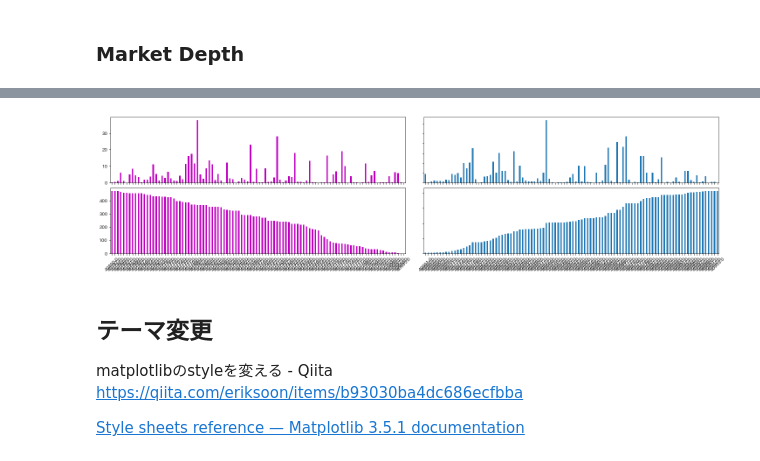
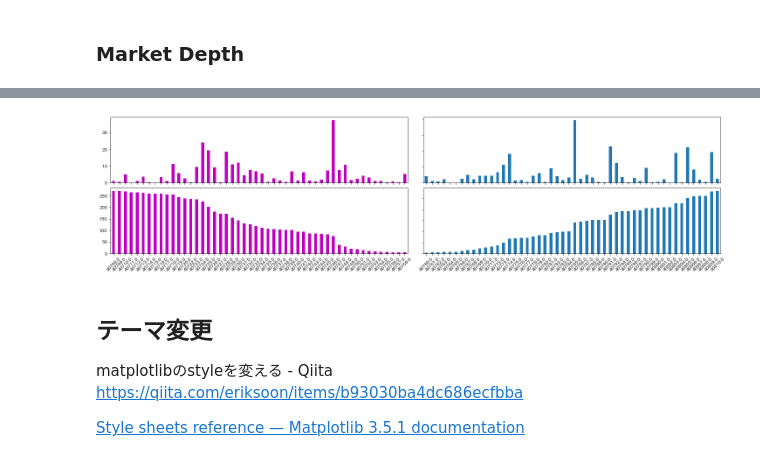
Before and after one commit to fin-py/botter4visualization, a Jupyter notebook: source/static_plots.ipynb, the cells around one changed output, grey strips where cells are left out. Cells and saved outputs as stored; diff of their text form; code cells hidden in the pictures.

```diff
--- a/source/static_plots.ipynb
+++ b/source/static_plots.ipynb
@@ -406,16 +409,12 @@ async def get_trades(market_name):
     ) as client:
         res = await client.get(
             f"/markets/{market_name}/orderbook",
-            params={"depth": 100,},
+            params={"depth": 50,},
         )
         return await res.json()
 
 # 取得したデータを確認
 data = asyncio.run(get_trades("BTC-PERP"))
 # %%
-df_bid = pd.DataFrame(data["result"]["bids"], columns=["price", "size"]).sort_values(
-    "price"
-)
-df_ask = pd.DataFrame(data["result"]["asks"], columns=["price", "size"]).sort_values(
-    "price"
-)
+df_bid = pd.DataFrame(data["result"]["bids"], columns=["price", "size"])
+df_ask = pd.DataFrame(data["result"]["asks"], columns=["price", "size"])
@@ -422,18 +430,18 @@ df_ask = pd.DataFrame(data["result"]["asks"], columns=["price", "size"]).sort_va
 # %%
 import matplotlib.pyplot as plt
 
 fig, axes = plt.subplots(2, 2, figsize=(20, 5), constrained_layout=True)
 
 df_bid["size"][::-1].plot(kind="bar", ax=axes[0, 0], color="m", sharex=axes[1, 0])
-df_bid["size"][::-1].cumsum()[::-1].plot(kind="bar", ax=axes[1, 0], color="m", rot=45)
+df_bid["size"].cumsum()[::-1].plot(kind="bar", ax=axes[1, 0], color="m", rot=45)
 axes[1, 0].set_xticklabels(df_bid["price"][::-1])
 
 
-df_ask["size"].plot(kind="bar", ax=axes[0, 1], sharex=axes[0, 1], sharey=[0, 0])
+df_ask["size"].plot(kind="bar", ax=axes[0, 1], sharex=axes[1, 1], sharey=[0, 0])
 df_ask["size"].cumsum().plot(kind="bar", ax=axes[1, 1], rot=45)
 axes[1, 1].set_xticklabels(df_ask["price"]);
 # %% [output]
-[figure, old version]
+[figure, new version]
 # %% [markdown]
 ## テーマ変更
 
```
Also changed, not shown: parts of 22 cells of this notebook.
